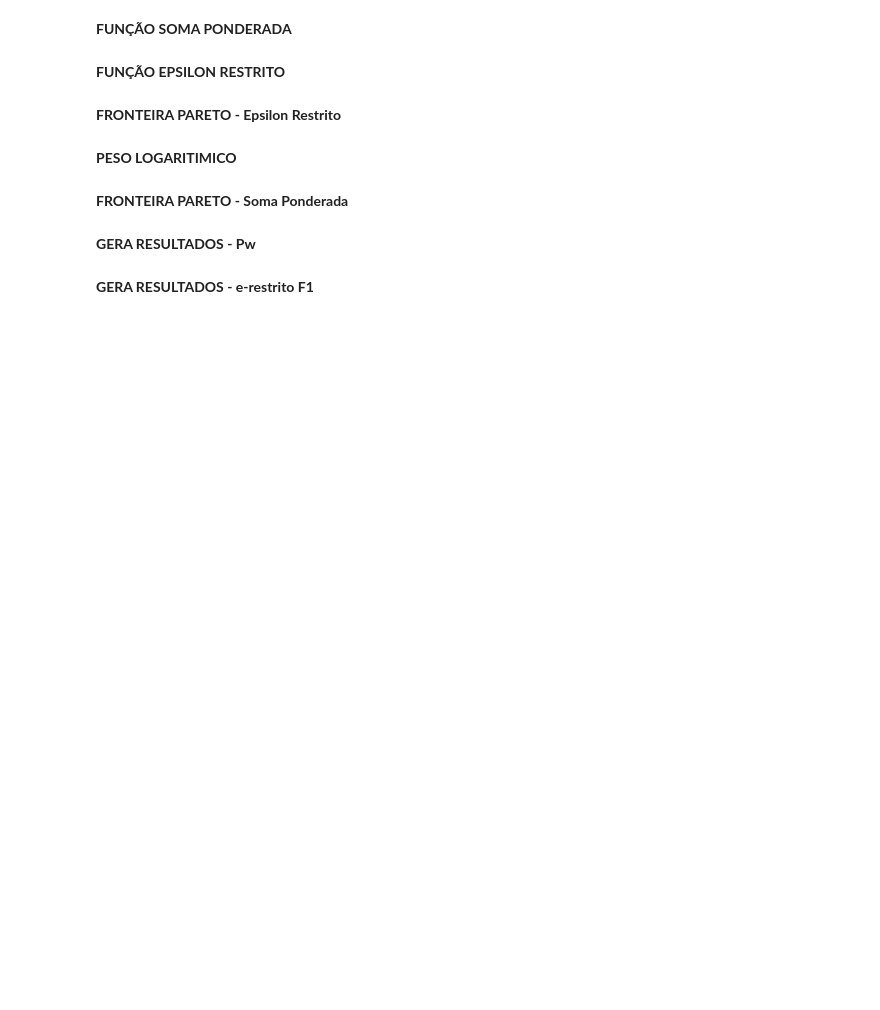
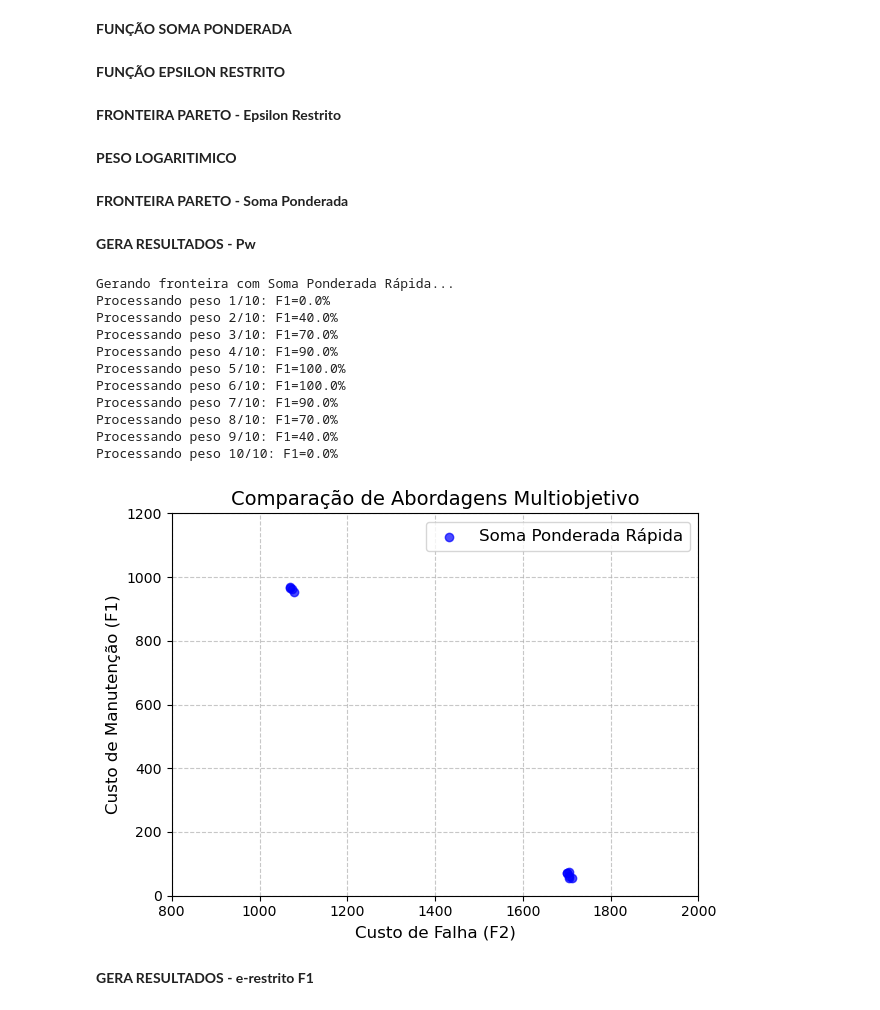
Before and after one commit to Rafioio/Trabalho-TD2, a Jupyter notebook: TdGuilherme.ipynb, the cells around one changed output. Saved outputs shown, nothing was run; the diff lists cells and outputs as text; code cells hidden in the pictures; blank space fills up the shorter version.

```diff
--- a/TdGuilherme.ipynb
+++ b/TdGuilherme.ipynb
@@ -278 +305,17 @@ def soma_ponderada(x, dados, peso_f1):
     return x
+# %%
+def soma_ponderada_rapida(x, dados, peso_f1):
+    if not hasattr(dados, 'extremos'):
+        dados.extremos = encontrar_extremos_rapido(dados)
+
+    f1 = fobj_f1(copy.deepcopy(x), dados).fitness
+    f2 = fobj_f2(copy.deepcopy(x), dados).fitness
+
+    range_f1 = dados.extremos['max_f1'] - dados.extremos['min_f1']
+    range_f2 = dados.extremos['max_f2'] - dados.extremos['min_f2']
+
+    f1_norm = (f1 - dados.extremos['min_f1']) / (range_f1 + 1e-10)
+    f2_norm = (f2 - dados.extremos['min_f2']) / (range_f2 + 1e-10)
+
+    x.fitness = (f1_norm * peso_f1 + f2_norm * (100 - peso_f1)) / 100
+    return x
@@ -455,31 +568,44 @@ def gerar_fronteira_pareto(dados, num_pontos=20, max_iteracoes=100):
 # %% [markdown]
 **GERA RESULTADOS - Pw**
 # %%
-def gerar_resultados_pw(dados, num_pontos=20, max_iteracoes=100):
-    print("\nGerando fronteira com Soma Ponderada...")
-    f1_pw, f2_pw = gerar_fronteira_pareto(dados, num_pontos, max_iteracoes)
+def gerar_resultados_pw(dados, num_pontos=20, max_iteracoes=30):
+    print("\nGerando fronteira com Soma Ponderada Rápida...")
+    f1_pw, f2_pw = gerar_fronteira_pareto(dados, num_pontos, max_iteracoes, num_repeticoes=2)
 
-    plt.scatter(f2_pw, f1_pw, c='blue', marker='o', label='Soma Ponderada', alpha=0.7)
+    plt.scatter(f2_pw, f1_pw, c='blue', marker='o', label='Soma Ponderada Rápida', alpha=0.7)
 
     plt.title("Comparação de Abordagens Multiobjetivo", fontsize=14)
     plt.xlabel("Custo de Falha (F2)", fontsize=12)
     plt.ylabel("Custo de Manutenção (F1)", fontsize=12)
     plt.grid(True, linestyle='--', alpha=0.7)
     plt.legend(fontsize=12)
 
     plt.xlim(800, 2000)
     plt.ylim(0, 1200)
 
     plt.tight_layout()
     plt.show()
 
     return f1_pw, f2_pw
 
 if __name__ == "__main__":
     dados = manutencao_def(Equipamentos, Planos)
 
-    # Gerar apenas Pw
+    # Gerar apenas Pw rápido
     f1_pw, f2_pw = gerar_resultados_pw(dados, num_pontos=10, max_iteracoes=100)
+# %% [output]
+Gerando fronteira com Soma Ponderada Rápida...
+Processando peso 1/10: F1=0.0%
+Processando peso 2/10: F1=40.0%
+Processando peso 3/10: F1=70.0%
+Processando peso 4/10: F1=90.0%
+Processando peso 5/10: F1=100.0%
+Processando peso 6/10: F1=100.0%
+Processando peso 7/10: F1=90.0%
+Processando peso 8/10: F1=70.0%
+Processando peso 9/10: F1=40.0%
+Processando peso 10/10: F1=0.0%
+[figure, added]
 # %% [markdown]
 **GERA RESULTADOS - e-restrito F1**
 # %%
```
Also changed, not shown: parts of 11 cells of this notebook, 7 other files.
